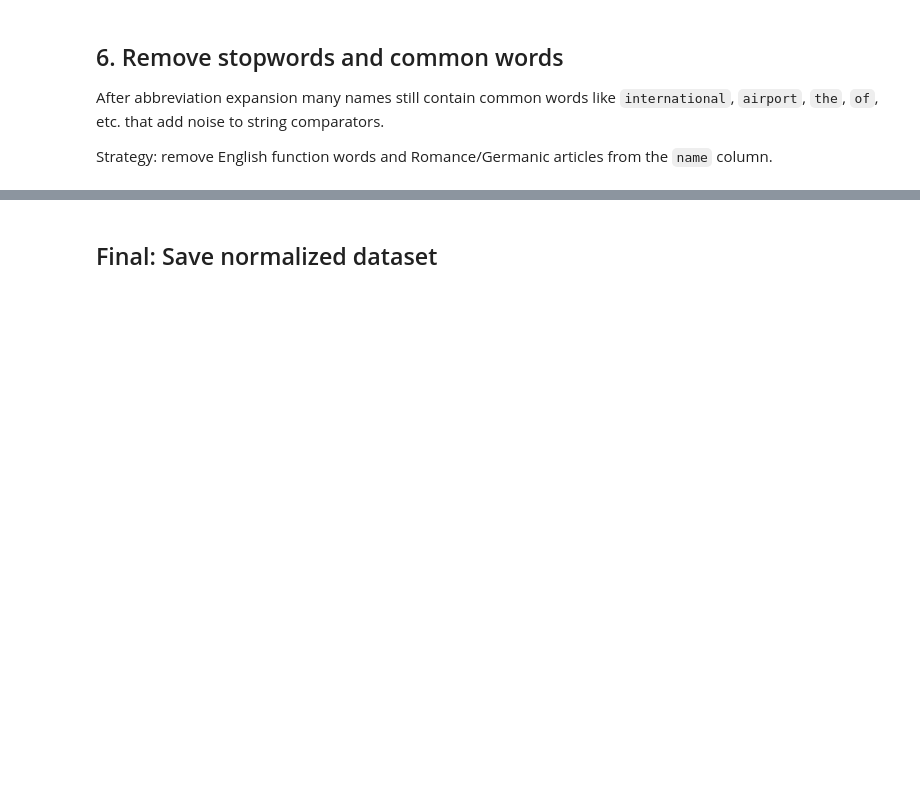
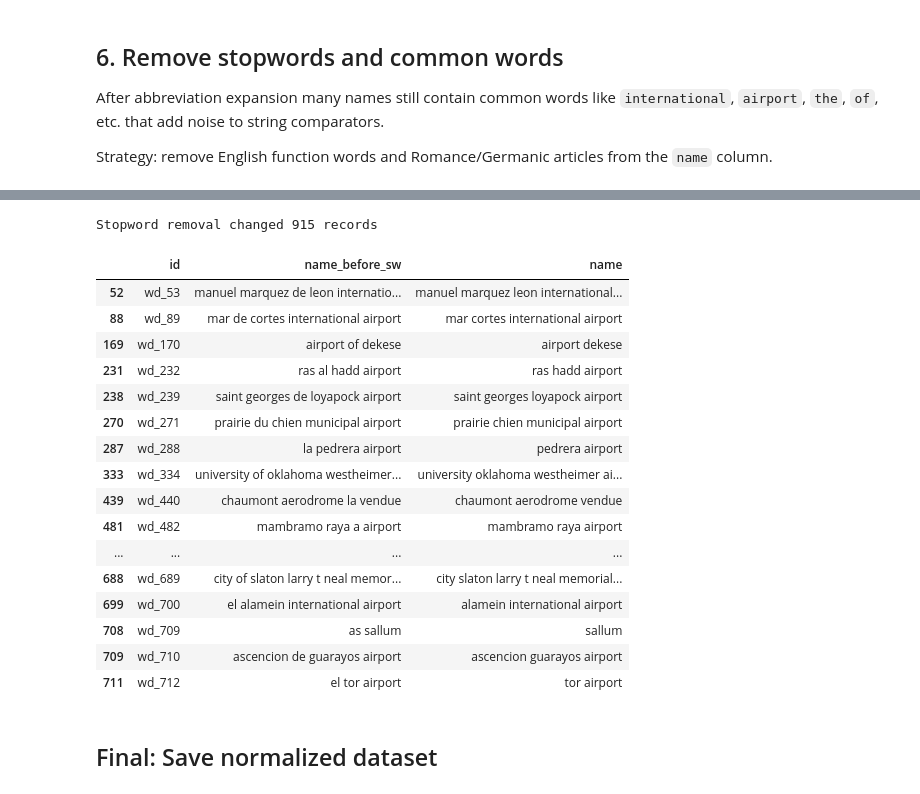
Before and after one commit to Wh4130/Web-Data-Integration-Project, a Jupyter notebook: notebooks/Wikidata/wikidata_normalization.ipynb, the cells around one changed output, grey strips where cells are left out. Saved outputs shown, nothing was run; the diff lists cells and outputs as text; code cells hidden in the pictures; blank space fills up the shorter version.

```diff
--- a/notebooks/Wikidata/wikidata_normalization.ipynb
+++ b/notebooks/Wikidata/wikidata_normalization.ipynb
@@ -13,0 +150,3 @@ Steps applied:
+# %%
+for c in HISTORICAL_COUNTRIES | INCORRECT_ITEMS:
+    countryguess_map[c] = None
@@ -13,0 +155,4 @@ Steps applied:
+# %%
+df['countryCode'] = df['countryName'].map(countryguess_map)
+
+print(f"{df['countryCode'].isna().sum()} countries are left without countryCode. Leave them for identity resolution.")
@@ -33,3 +286,16 @@ Examples:
 - São Paulo → sao paulo
 - Piñon → pinon
 - Çarşamba → carsamba
+# %%
+def normalize_unicode(text):
+    if not isinstance(text, str):
+        return text
+    # NFKD decomposes combined chars; encode/decode drops combining diacritics
+    return unicodedata.normalize("NFKD", text).encode("ascii", "ignore").decode("ascii")
+
+for col in STRING_COLS:
+    if col in df.columns:
+        df[col] = df[col].apply(normalize_unicode)
+
+print("\nSample after step 3:")
+df[["id", "name", "countryName"]].tail(10)
@@ -68,2 +438,59 @@ This allows `countryCode` to be used as a blocking key across all three datasets
+# %%
+# Common English function words (equivalent to sklearn's ENGLISH_STOP_WORDS subset)
+# Defined inline to avoid importing sklearn/scipy (binary incompatibility on some macOS builds)
+ENGLISH_STOP_WORDS = frozenset([
+    "a", "an", "the", "and", "or", "but", "if", "in", "on", "at", "to",
+    "of", "for", "by", "with", "as", "is", "it", "its", "be", "are", "was",
+    "were", "been", "have", "has", "had", "do", "does", "did", "not", "no",
+    "nor", "so", "yet", "both", "either", "neither", "than", "that", "this",
+    "these", "those", "which", "who", "whom", "when", "where", "how", "all",
+    "each", "every", "any", "some", "such", "from", "into", "through",
+    "during", "before", "after", "above", "below", "between", "out", "off",
+    "over", "under", "again", "further", "then", "once", "there", "here",
+])
+
+# Extended with Romance/Germanic articles & prepositions
+STOPWORDS = ENGLISH_STOP_WORDS | {
+    "de", "la", "le", "el", "al", "del", "des", "les", "du", "da", "di", "der", "das",
+}
+
+STOPWORD_PATTERN = re.compile(
+    r"\b(" + "|".join(re.escape(w) for w in sorted(STOPWORDS, key=len, reverse=True)) + r")\b"
+)
+
+def remove_stopwords(text):
+    if not isinstance(text, str):
+        return text
+    text = STOPWORD_PATTERN.sub("", text)
+    return strip_spaces(text)
+
+# Keep original name before stopword removal for inspection
+df["name_before_sw"] = df["name"].copy()
+df["name"] = df["name"].apply(remove_stopwords)
+
+changed = df[df["name"] != df["name_before_sw"]][["id", "name_before_sw", "name"]].head(20)
+print(f"Stopword removal changed {len(df[df['name'] != df['name_before_sw']])} records")
+display(changed)
+
+df.drop(columns=["name_before_sw"], inplace=True)
+# %% [output]
+Stopword removal changed 915 records
+|  | id | name_before_sw | name |
+| 52 | wd_53 | manuel marquez de leon internatio... | manuel marquez leon international... |
+| 88 | wd_89 | mar de cortes international airport | mar cortes international airport |
+| 169 | wd_170 | airport of dekese | airport dekese |
+| 231 | wd_232 | ras al hadd airport | ras hadd airport |
+| 238 | wd_239 | saint georges de loyapock airport | saint georges loyapock airport |
+| 270 | wd_271 | prairie du chien municipal airport | prairie chien municipal airport |
+| 287 | wd_288 | la pedrera airport | pedrera airport |
+| 333 | wd_334 | university of oklahoma westheimer... | university oklahoma westheimer ai... |
+| 439 | wd_440 | chaumont aerodrome la vendue | chaumont aerodrome vendue |
+| 481 | wd_482 | mambramo raya a airport | mambramo raya airport |
+| ... | ... | ... | ... |
+| 688 | wd_689 | city of slaton larry t neal memor... | city slaton larry t neal memorial... |
+| 699 | wd_700 | el alamein international airport | alamein international airport |
+| 708 | wd_709 | as sallum | sallum |
+| 709 | wd_710 | ascencion de guarayos airport | ascencion guarayos airport |
+| 711 | wd_712 | el tor airport | tor airport |
 # %% [markdown]
 ## Final: Save normalized dataset
```
Also changed, not shown: parts of 24 cells of this notebook, 3 other files.
